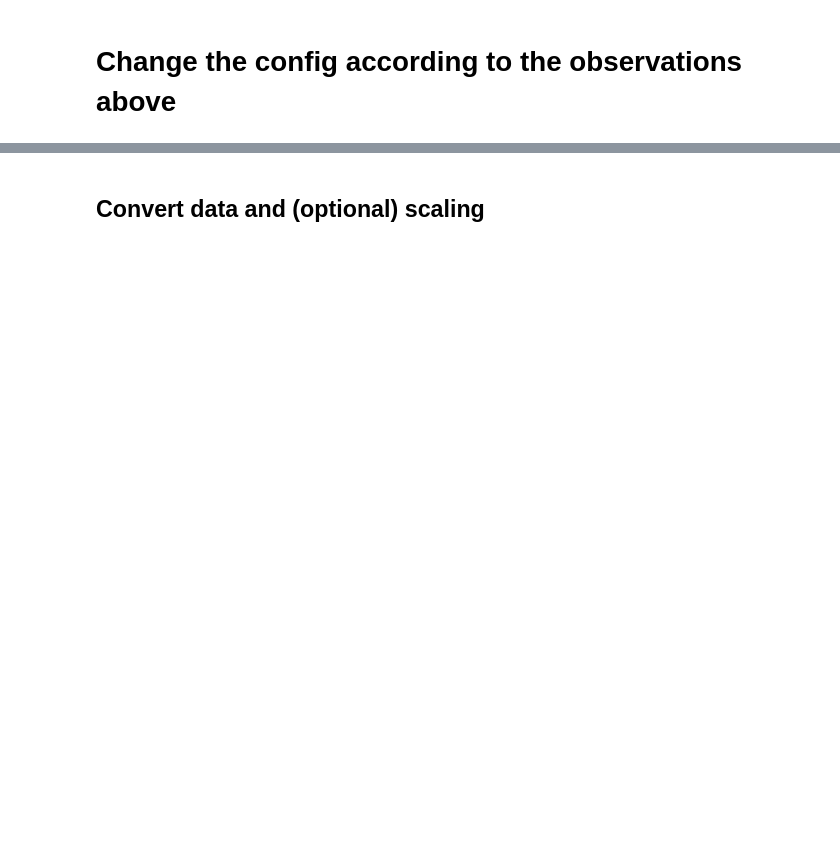
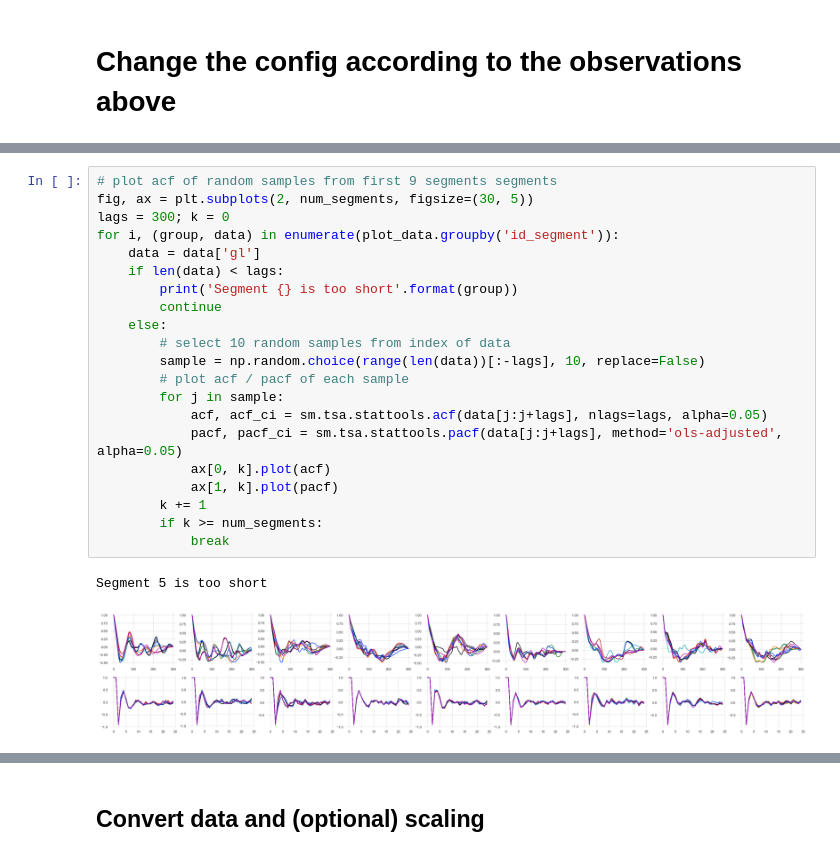
Before and after one commit to IrinaStatsLab/GlucoBench, a Jupyter notebook: exploratory_analysis/colas.ipynb, the cells around one changed output, grey strips where cells are left out. Saved outputs shown, nothing was run; the diff lists cells and outputs as text; blank space fills up the shorter version.

```diff
--- a/exploratory_analysis/colas.ipynb
+++ b/exploratory_analysis/colas.ipynb
@@ -215 +261,25 @@ Segment 16 is too short
+# %%
+# plot acf of random samples from first 9 segments segments
+fig, ax = plt.subplots(2, num_segments, figsize=(30, 5))
+lags = 300; k = 0
+for i, (group, data) in enumerate(plot_data.groupby('id_segment')):
+    data = data['gl']
+    if len(data) < lags:
+        print('Segment {} is too short'.format(group))
+        continue
+    else:
+        # select 10 random samples from index of data
+        sample = np.random.choice(range(len(data))[:-lags], 10, replace=False)
+        # plot acf / pacf of each sample
+        for j in sample:
+            acf, acf_ci = sm.tsa.stattools.acf(data[j:j+lags], nlags=lags, alpha=0.05)
+            pacf, pacf_ci = sm.tsa.stattools.pacf(data[j:j+lags], method='ols-adjusted', alpha=0.05)
+            ax[0, k].plot(acf)
+            ax[1, k].plot(pacf)
+        k += 1
+        if k >= num_segments:
+            break
+# %% [output]
+Segment 5 is too short
+[figure, added]
 # %%
```
Also changed, not shown: parts of 69 cells of this notebook, 2 other files.
